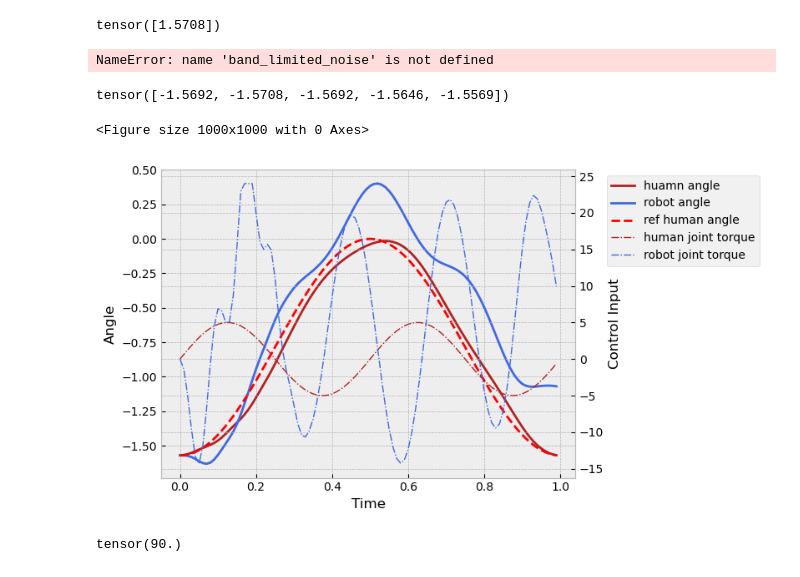
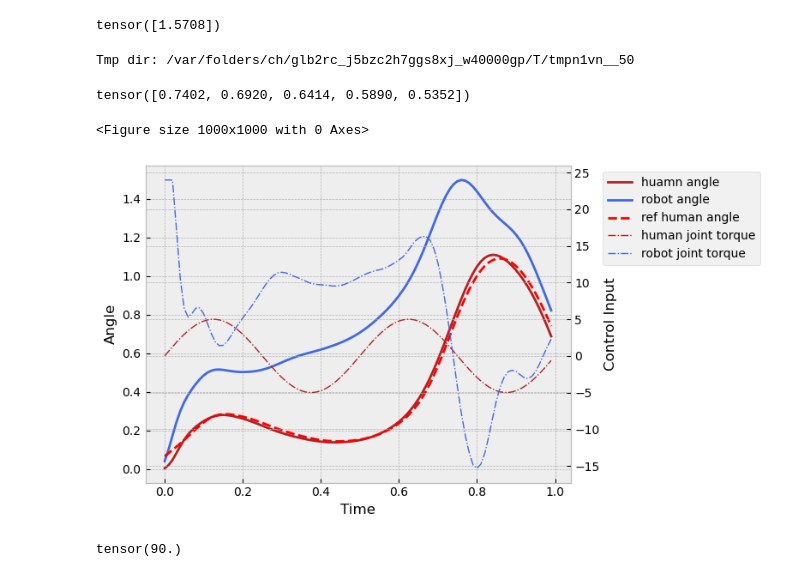
Before and after one commit to liCCcccs/hri-mpc, a Jupyter notebook: examples/HRI Control.ipynb, the cells around one changed output. Saved outputs shown, nothing was run; the diff lists cells and outputs as text; code cells hidden in the pictures.

```diff
--- a/examples/HRI Control.ipynb
+++ b/examples/HRI Control.ipynb
@@ -43,8 +44,6 @@ q1
 # %% [output]
 tensor([1.5708])
 # %%
-from mpc.env_dx import hri
-
 # Dempster et al. model from @Hwang2015
 # For a subject
 # - weight = 75 kg
@@ -123,16 +122,16 @@ params_wrong = {
         "D_BMy": 10,
     }
 
-n_batch, T, mpc_T = 1, 100, 5
+n_batch, T, mpc_T = 1, 120, 5
 sample_period = 0.01
 
 # Add band-limited white noise
-band_upper = 6
+band_upper = 300
 band_lower = 0
 noise_level = 0.4
 sampling_rate = 1 / sample_period  # Hz
 duration = T * sample_period  # second
-blnoise = band_limited_noise(band_lower, band_upper, samples=duration*sampling_rate, samplerate=sampling_rate, noise_level=noise_level)
+blnoise = band_limited_noise(band_lower, band_upper, samples=int(duration*sampling_rate), samplerate=sampling_rate, noise_level=noise_level)
 
 
 dx = hri.HRIDx(model_params=params, dt=sample_period)
@@ -140,11 +139,11 @@ dx_wrong = hri.HRIDx(model_params=params_wrong, dt=sample_period)
 
 # Define the initial state
 q1 = torch.tensor([0.5*torch.pi])
-h_q2 = torch.tensor([-0.5*torch.pi])
+h_q2 = torch.tensor([-0.0*torch.pi])
 r_d2 = torch.tensor([0.])
 r_d3 = torch.tensor([0.])
 r_q4 = torch.tensor([0.])
-r_q5 = torch.tensor([-0.5*torch.pi])
+r_q5 = torch.tensor([-0.0*torch.pi])
 dq1 = torch.tensor([0.])
 h_dq2 = torch.tensor([0.])
 r_dd2 = torch.tensor([0.])
@@ -158,7 +157,7 @@ x = xinit
 u_init = None
 
 
-controller = 'pid'
+controller = 'mpc'
 
 if controller == 'mpc':
     # Set a template here
@@ -187,27 +186,47 @@ print('Tmp dir: {}'.format(t_dir))
 x_traj = torch.zeros(T, dx.n_state)
 u_traj = torch.zeros(T, dx.n_ctrl)
 
-def get_desired_angle(t, dt):
-    return - np.pi/4 * np.cos(2*np.pi*t*dt)- np.pi/4
+def get_desired_angle(t, joint="Knee", modality="Angle"):
+    filename = None
+    if joint == "Sine":
+        return - np.pi/4 * np.cos(2*np.pi*t)- np.pi/4
+    elif joint == "Knee" and modality == "Angle":
+        filename = ("../data/20221219_BioKneeAngleTableBase.csv")
+        data = read_double_column_csv(filename)
+        data_freq = 83
+        output = torch.tensor([sample_from_data(t[i], data, freq=data_freq) for i in range(len(t))])
+        output = output * np.pi / 180
+    elif joint == "Knee" and modality == "Torque":
+        filename = ("../data/20221219_BioKneeTorqueTableBase.csv")
+        data = read_double_column_csv(filename)
+        data_freq = 83
+        output = torch.tensor([sample_from_data(t[i], data, freq=data_freq) for i in range(len(t))])
+        output = output * 75  # 75 kg body weight
 
+    return output
+
+
+
+des_traj_joint = "Knee"
 for t in tqdm(range(T)):
     delay_step = 0
     t_collection = torch.tensor([i for i in range(t, t+mpc_T)])
     t_collection_pre = np.maximum(t_collection-delay_step, 0)
-    des_angle = get_desired_angle(t_collection, dx.dt)
-    des_vel = (get_desired_angle(t_collection, dx.dt) - get_desired_angle(t_collection_pre, dx.dt)) / dx.dt
-    human_u = 15 * torch.sin(4 * 2 * torch.pi * t_collection / 100)
+    des_angle = get_desired_angle(t_collection * dx.dt, joint=des_traj_joint, modality="Angle")
+    des_vel = (get_desired_angle(t_collection * dx.dt, joint=des_traj_joint, modality="Angle") - get_desired_angle(t_collection_pre * dx.dt, joint=des_traj_joint, modality="Angle")) / dx.dt
+    #human_u = 0 * torch.sin(4 * 2 * torch.pi * t_collection / 100)
+    human_u = get_desired_angle(t_collection * dx.dt, joint=des_traj_joint, modality="Torque")
     dx.update_input(human_u)
 
     # Generate sensor readings
     x_traj[t] = x
     actual_angle = x_traj[t, 2] + blnoise[t]
     actual_vel = ((x_traj[t,2]+blnoise[t] - x_traj[t-1,2] - blnoise[t-1]) / dx.dt) if t > 0 else 0
-    #actual_vel = x_traj[t,3]
+    actual_vel = x_traj[t,3]
 
     actual_angle_delayed = x_traj[t-delay_step, 2] + blnoise[t-delay_step] if t > 0 else xinit[0, 2]
     actual_vel_delayed = ((x_traj[t-delay_step,2] + blnoise[t-delay_step] - x_traj[t-delay_step-1,2] - blnoise[t-delay_step-1]) / dx.dt) if t > delay_step else 0
-    #actual_vel_delayed = x_traj[t-delay_step,3] if t > delay_step else 0
+    actual_vel_delayed = x_traj[t-delay_step,3] if t > delay_step else 0
 
     if controller == 'mpc':
         goal_weights = torch.Tensor((0., 0., 1., 0., 0., 0., 0., 0., 0., 0., 0., 0.))
@@ -279,13 +298,13 @@ for t in tqdm(range(T)):
     #fig.savefig(os.path.join(t_dir, '{:03d}.png'.format(t)))
     #plt.close(fig)
 # %% [output]
-NameError: name 'band_limited_noise' is not defined
+Tmp dir: /var/folders/ch/glb2rc_j5bzc2h7ggs8xj_w40000gp/T/tmpn1vn__50
 # %%
 axs = plt.figure(figsize=(10,10))
 # print x_traj values
 #print(x_traj[:, 2])
 print(des_angle)
-ref = get_desired_angle(np.arange(T), dx.dt)
+ref = get_desired_angle(np.arange(T) * dx.dt, joint=des_traj_joint, modality="Angle")
 human_u = 5 * np.sin(2 * 2 * np.pi * np.arange(T) / 100)
 
 # create an array for the time steps
@@ -294,35 +313,35 @@ for i in range(n_batch):
     fig, ax1 = plt.subplots()  # Creates a new figure and a subplot
 
     # Plotting on the primary y-axis
     ax1.plot(t, x_traj[:, 2], color='firebrick')  # h th
     ax1.plot(t, x_traj[:, 10], color='royalblue')  # r th
     ax1.plot(t, ref, 'r--')  # ref
     ax1.set_xlabel('Time')
     ax1.set_ylabel('Angle', color='black')
     ax1.tick_params(axis='y', labelcolor='black')
 
     # Creating a second y-axis for human_u and u_traj
     ax2 = ax1.twinx()
     ax2.plot(t, human_u, color='firebrick', linestyle='-.', linewidth=1)  # human u
     ax2.plot(t, u_traj[:, 0].detach().numpy(), color='royalblue', linestyle='-.', linewidth=1)  # u1
     ax2.set_ylabel('Control Input', color='black')
     ax2.tick_params(axis='y', labelcolor='black')
 
     # Adding a legend by creating custom lines and labels
     from matplotlib.lines import Line2D
     custom_lines = [Line2D([0], [0], color='firebrick', linestyle='-'),
                     Line2D([0], [0], color='royalblue', linestyle='-'),
                     Line2D([0], [0], color='r', linestyle='--'),
                     Line2D([0], [0], color='firebrick', linestyle='-.', linewidth=1),
                     Line2D([0], [0], color='royalblue', linestyle='-.', linewidth=1)]
 
     ax1.legend(custom_lines, ['huamn angle', 'robot angle', 'ref human angle', 'human joint torque', 'robot joint torque'], bbox_to_anchor=(1.46, 1), loc='upper right')
 #plt.savefig('../results/MPC_CorrectModel_Sine.png', dpi=300, bbox_inches='tight')
 plt.show()
 # %% [output]
-tensor([-1.5692, -1.5708, -1.5692, -1.5646, -1.5569])
+tensor([0.7402, 0.6920, 0.6414, 0.5890, 0.5352])
 <Figure size 1000x1000 with 0 Axes>
-[figure, old version]
+[figure, new version]
 # %%
 vid_fname = 'pendulum-{}.mp4'.format(mode)
 
```
Also changed, not shown: parts of 1 cell of this notebook, 5 other files.
